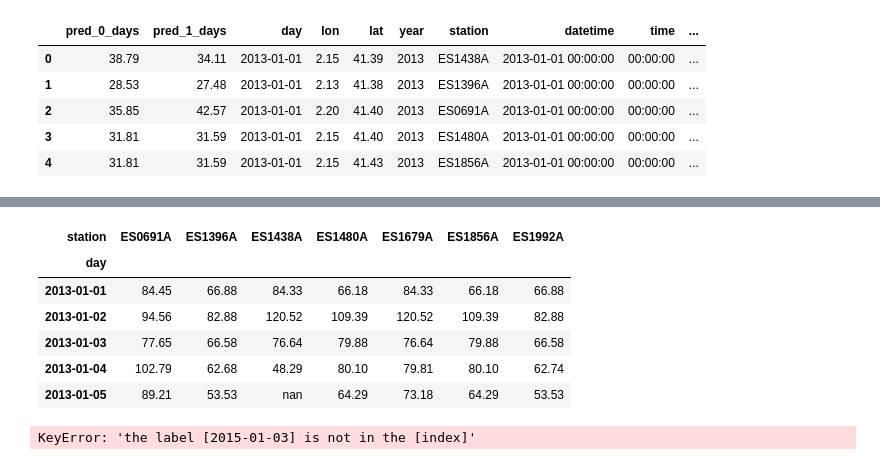
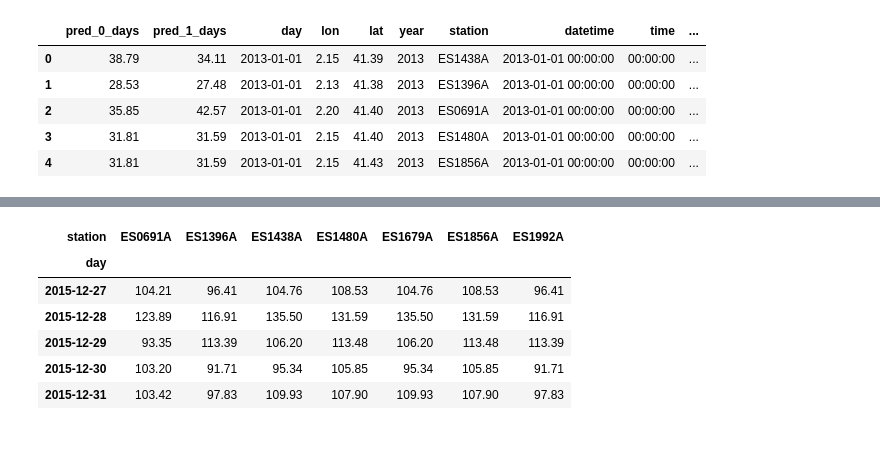
Before and after one commit to javiermas/BCNAirQualityDatathon, a Jupyter notebook: notebooks/Jonas_3.ipynb, the cells around one changed output, grey strips where cells are left out. Cells and saved outputs as stored; diff of their text form; code cells hidden in the pictures.

```diff
--- a/notebooks/Jonas_3.ipynb
+++ b/notebooks/Jonas_3.ipynb
@@ -55,22 +46,18 @@ wide_series.head()
 # %%
-tall_series_mod = obs_and_mods.groupby(['day', 'station']).agg({
+tall_series_mod = obs_and_mods.fillna(0).groupby(['day', 'station']).agg({
     'pred_0_days': agg_types
 })['pred_0_days'].reset_index().rename(columns={
     'pred_0_days': 'Concentration'
 })
 wide_series_mod = tall_series_mod\
     .pivot(index='day', columns='station', values='max')\
     .rename(columns={c: c + '_max' for c in tall_series_mod.columns})
-wide_series_mod.head()
+wide_series_mod.tail()
 # %% [output]
 | station | ES0691A | ES1396A | ES1438A | ES1480A | ES1679A | ES1856A | ES1992A |
 | day |  |  |  |  |  |  |  |
-| 2013-01-01 | 84.45 | 66.88 | 84.33 | 66.18 | 84.33 | 66.18 | 66.88 |
-| 2013-01-02 | 94.56 | 82.88 | 120.52 | 109.39 | 120.52 | 109.39 | 82.88 |
-| 2013-01-03 | 77.65 | 66.58 | 76.64 | 79.88 | 76.64 | 79.88 | 66.58 |
-| 2013-01-04 | 102.79 | 62.68 | 48.29 | 80.10 | 79.81 | 80.10 | 62.74 |
-| 2013-01-05 | 89.21 | 53.53 | nan | 64.29 | 73.18 | 64.29 | 53.53 |
+| 2015-12-27 | 104.21 | 96.41 | 104.76 | 108.53 | 104.76 | 108.53 | 96.41 |
+| 2015-12-28 | 123.89 | 116.91 | 135.50 | 131.59 | 135.50 | 131.59 | 116.91 |
+| 2015-12-29 | 93.35 | 113.39 | 106.20 | 113.48 | 106.20 | 113.48 | 113.39 |
+| 2015-12-30 | 103.20 | 91.71 | 95.34 | 105.85 | 95.34 | 105.85 | 91.71 |
+| 2015-12-31 | 103.42 | 97.83 | 109.93 | 107.90 | 109.93 | 107.90 | 97.83 |
-# %%
-obs_and_mods.set_index('day').loc['2015-01-03'].tail()
-# %% [output]
-KeyError: 'the label [2015-01-03] is not in the [index]'
```
Also changed, not shown: parts of 7 cells of this notebook, 2 other files.
